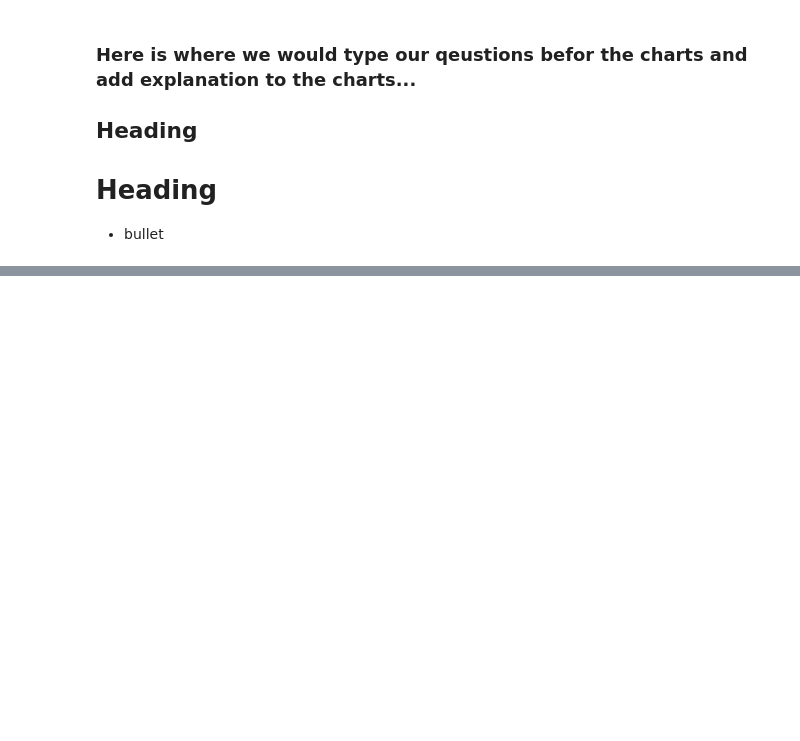
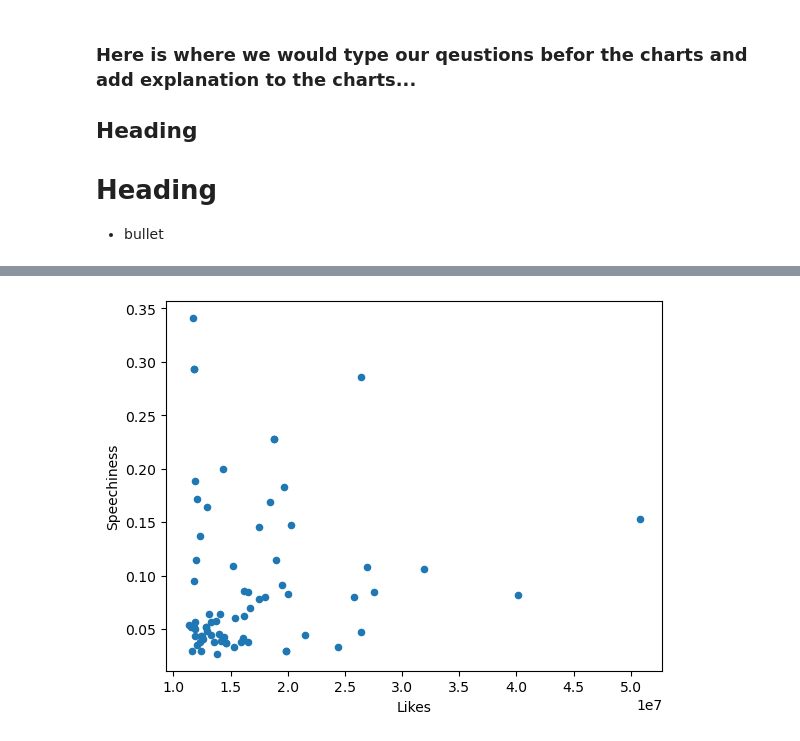
Before and after one commit to Papworth-S/Group-Project-one, a Jupyter notebook: GPTop10.ipynb, the cells around one changed output, grey strips where cells are left out. Saved outputs shown, nothing was run; the diff lists cells and outputs as text; code cells hidden in the pictures; blank space fills up the shorter version.

```diff
--- a/GPTop10.ipynb
+++ b/GPTop10.ipynb
@@ -72,0 +299,5 @@ top_artist_track
+# %%
+per_artist_summary_df.plot.scatter(x='Likes', y='Speechiness')
+plt.show()
+# %% [output]
+[figure, added]
```
Also changed, not shown: parts of 18 cells of this notebook, 1 other file.
